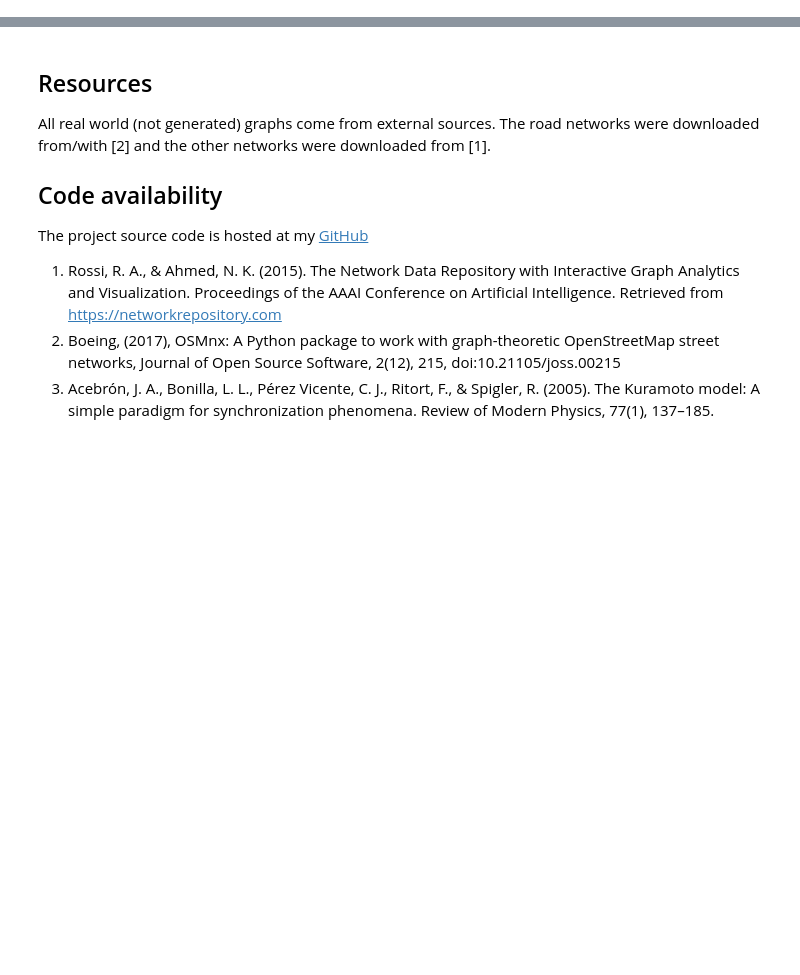
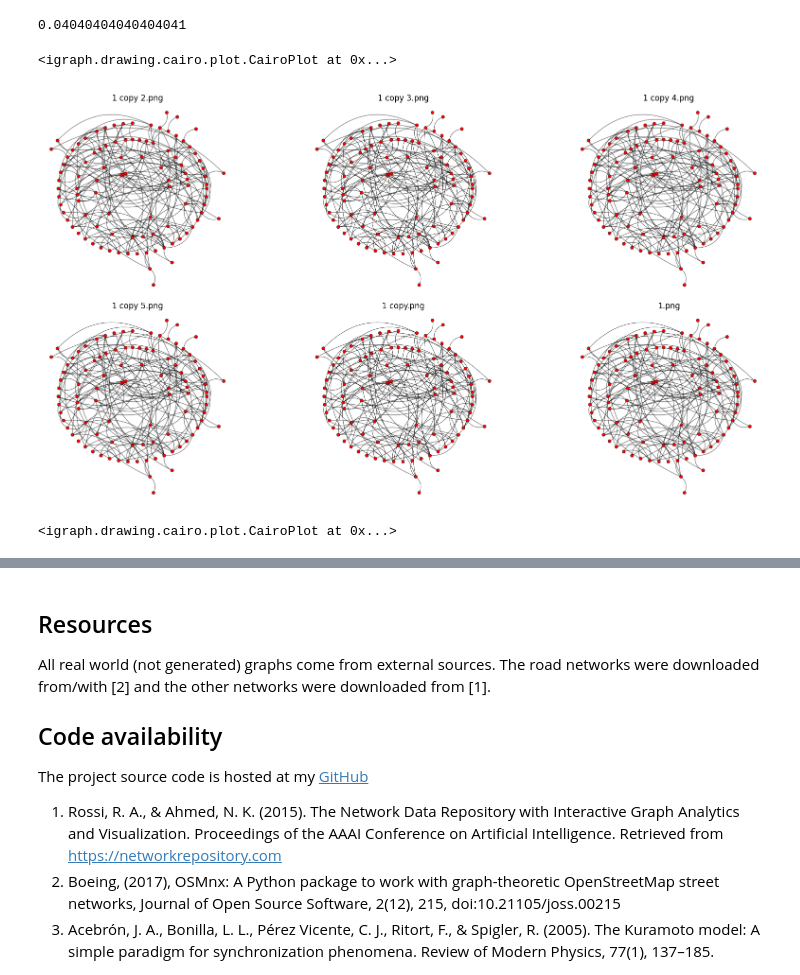
Before and after one commit to BKris2315/bioinsp_sys_project_2024, a Jupyter notebook: kuramoto_on_graphs.ipynb, the cells around one changed output, grey strips where cells are left out. Cells and saved outputs as stored; diff of their text form; code cells hidden in the pictures; blank space fills up the shorter version.

```diff
--- a/kuramoto_on_graphs.ipynb
+++ b/kuramoto_on_graphs.ipynb
@@ -162,0 +141,19 @@ Stochastic Block Model graph generated with 100 vertices and 265 edges.
+# %%
+r = na.get_basic_properties(erdos_renyi_graph)
+r['density']
+# %% [output]
+0.04040404040404041
+# %%
+na.plot_graph(erdos_renyi_graph, savename='1.png', layout='rt_circular')
+# %% [output]
+<igraph.drawing.cairo.plot.CairoPlot at 0x...>
+# %%
+na.plot_images_from_folder("test_imgs", subplot_ratio=(2, 3))
+# %% [output]
+[figure, added]
+# %%
+wtrap = g.community_walktrap(steps = 4)
+clust = wtrap.as_clustering()
+ig.plot(clust, mark_groups = True, bbox=(300,300))
+# %% [output]
+<igraph.drawing.cairo.plot.CairoPlot at 0x...>
```
Also changed, not shown: parts of 9 cells of this notebook, 7 other files.
